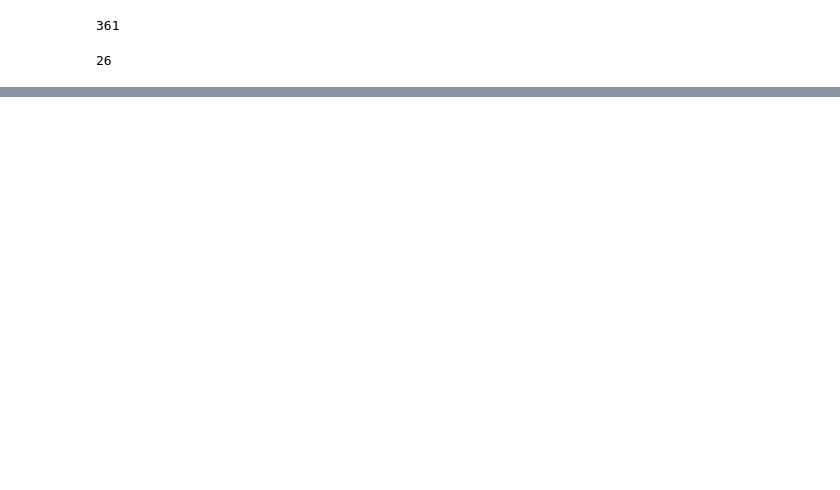
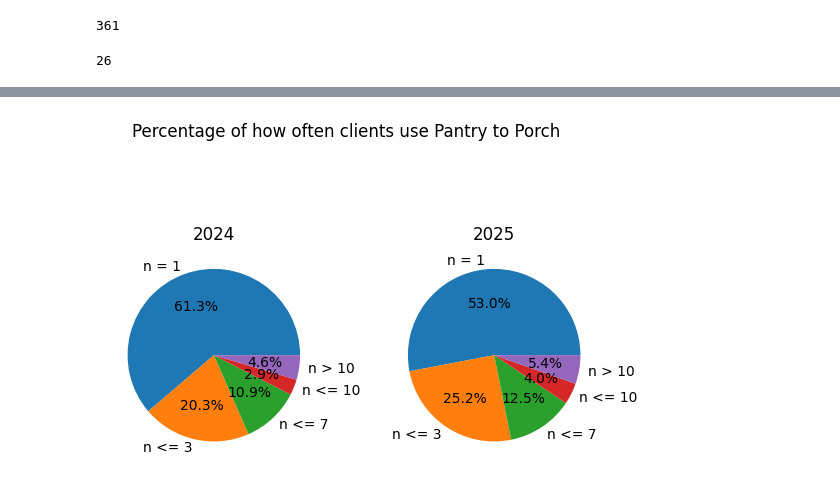
Before and after one commit to jonathonbuhler/Pantry-To-Porch, a Jupyter notebook: nathan.ipynb, the cells around one changed output, grey strips where cells are left out. Cells and saved outputs as stored; diff of their text form; code cells hidden in the pictures; blank space fills up the shorter version.

```diff
--- a/nathan.ipynb
+++ b/nathan.ipynb
@@ -197,0 +311,19 @@ Max times: 26
+# %%
+data_24 = find_percentage_fine(2024)
+data_25 = find_percentage_fine(2025)
+
+labels = ["n = 1", "n <= 3", "n <= 7", "n <= 10", "n > 10"]
+
+fig, axes = plt.subplots(1, 2)
+
+axes[0].pie(data_24, labels=labels, autopct='%1.1f%%')
+axes[0].set_title("2024")
+
+axes[1].pie(data_25, labels=labels, autopct='%1.1f%%')
+axes[1].set_title("2025")
+plt.subplots_adjust(wspace=0.3)
+
+plt.suptitle("Percentage of how often clients use Pantry to Porch")
+plt.show()
+# %% [output]
+[figure, added]
```
Also changed, not shown: parts of 10 cells of this notebook, 2 other files.
